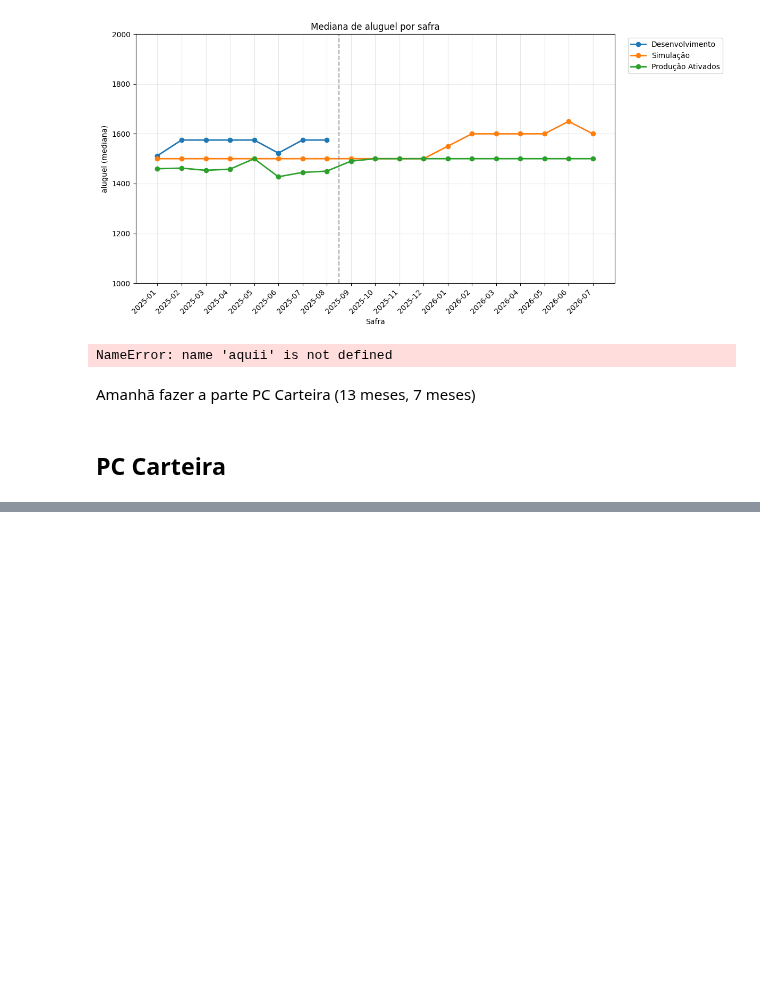
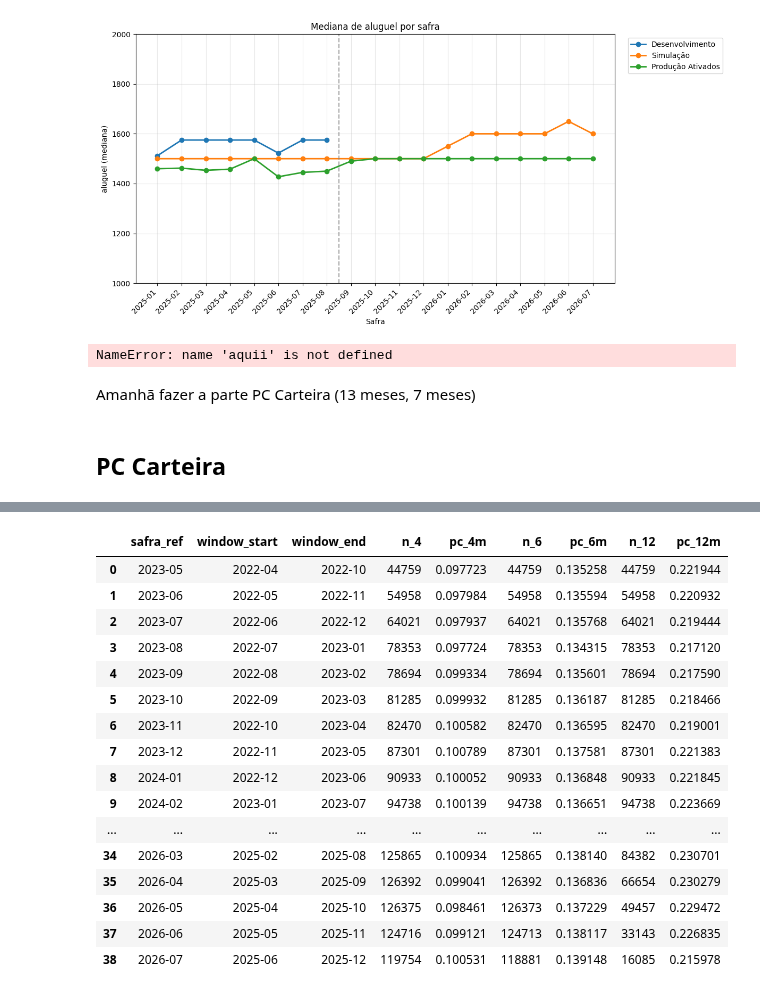
Before and after one commit to lucas-nascimento-loft/monitoramento-modelos, a Jupyter notebook: 01.Monitoramento_Variaveis_Renda_Aluguel_PC_Cidades.ipynb, the cells around one changed output, grey strips where cells are left out. Cells and saved outputs as stored; diff of their text form; code cells hidden in the pictures; blank space fills up the shorter version.

```diff
--- a/01.Monitoramento_Variaveis_Renda_Aluguel_PC_Cidades.ipynb
+++ b/01.Monitoramento_Variaveis_Renda_Aluguel_PC_Cidades.ipynb
@@ -1062,0 +1174,51 @@ plt.show()
+# %%
+from pandas.tseries.offsets import MonthBegin
+
+df_inad["safra"] = pd.to_datetime(df_inad["requested_at"]).dt.to_period("M").astype(str)
+df_inad["safra_dt"] = pd.to_datetime(df_inad["safra"] + "-01")
+
+# reference safras you want to evaluate (e.g. monitoring months)
+# ref_safras = pd.period_range("2026-01", "2026-06", freq="M").astype(str)
+ref_safras = pd.period_range("2023-05", "2026-07", freq="M").astype(str)
+
+rows = []
+for ref in ref_safras:
+    ref_dt = pd.to_datetime(ref + "-01")
+    start = ref_dt + MonthBegin(-13)  # 2026-06 -> 2025-05
+    end = ref_dt + MonthBegin(-7)     # 2026-06 -> 2025-11
+
+    mask = (df_inad["safra_dt"] >= start) & (df_inad["safra_dt"] <= end)
+    window = df_inad.loc[mask]
+
+    rows.append({
+        "safra_ref": ref,
+        "window_start": start.strftime("%Y-%m"),
+        "window_end": end.strftime("%Y-%m"),
+        "n_4": window["comunicado_4"].count(),
+        "pc_4m": window["comunicado_4"].mean(),
+        "n_6": window["comunicado_6"].count(),
+        "pc_6m": window["comunicado_6"].mean(),
+        "n_12": window["comunicado_12"].count(),
+        "pc_12m": window["comunicado_12"].mean(),
+    })
+
+summary_window = pd.DataFrame(rows)
+summary_window
+# %% [output]
+|  | safra_ref | window_start | window_end | n_4 | pc_4m | n_6 | pc_6m | n_12 | pc_12m |
+| 0 | 2023-05 | 2022-04 | 2022-10 | 44759 | 0.097723 | 44759 | 0.135258 | 44759 | 0.221944 |
+| 1 | 2023-06 | 2022-05 | 2022-11 | 54958 | 0.097984 | 54958 | 0.135594 | 54958 | 0.220932 |
+| 2 | 2023-07 | 2022-06 | 2022-12 | 64021 | 0.097937 | 64021 | 0.135768 | 64021 | 0.219444 |
+| 3 | 2023-08 | 2022-07 | 2023-01 | 78353 | 0.097724 | 78353 | 0.134315 | 78353 | 0.217120 |
+| 4 | 2023-09 | 2022-08 | 2023-02 | 78694 | 0.099334 | 78694 | 0.135601 | 78694 | 0.217590 |
+| 5 | 2023-10 | 2022-09 | 2023-03 | 81285 | 0.099932 | 81285 | 0.136187 | 81285 | 0.218466 |
+| 6 | 2023-11 | 2022-10 | 2023-04 | 82470 | 0.100582 | 82470 | 0.136595 | 82470 | 0.219001 |
+| 7 | 2023-12 | 2022-11 | 2023-05 | 87301 | 0.100789 | 87301 | 0.137581 | 87301 | 0.221383 |
+| 8 | 2024-01 | 2022-12 | 2023-06 | 90933 | 0.100052 | 90933 | 0.136848 | 90933 | 0.221845 |
+| 9 | 2024-02 | 2023-01 | 2023-07 | 94738 | 0.100139 | 94738 | 0.136651 | 94738 | 0.223669 |
+| ... | ... | ... | ... | ... | ... | ... | ... | ... | ... |
+| 34 | 2026-03 | 2025-02 | 2025-08 | 125865 | 0.100934 | 125865 | 0.138140 | 84382 | 0.230701 |
+| 35 | 2026-04 | 2025-03 | 2025-09 | 126392 | 0.099041 | 126392 | 0.136836 | 66654 | 0.230279 |
+| 36 | 2026-05 | 2025-04 | 2025-10 | 126375 | 0.098461 | 126373 | 0.137229 | 49457 | 0.229472 |
+| 37 | 2026-06 | 2025-05 | 2025-11 | 124716 | 0.099121 | 124713 | 0.138117 | 33143 | 0.226835 |
+| 38 | 2026-07 | 2025-06 | 2025-12 | 119754 | 0.100531 | 118881 | 0.139148 | 16085 | 0.215978 |
```
Also changed, not shown: parts of 9 cells of this notebook, 28 other files.
